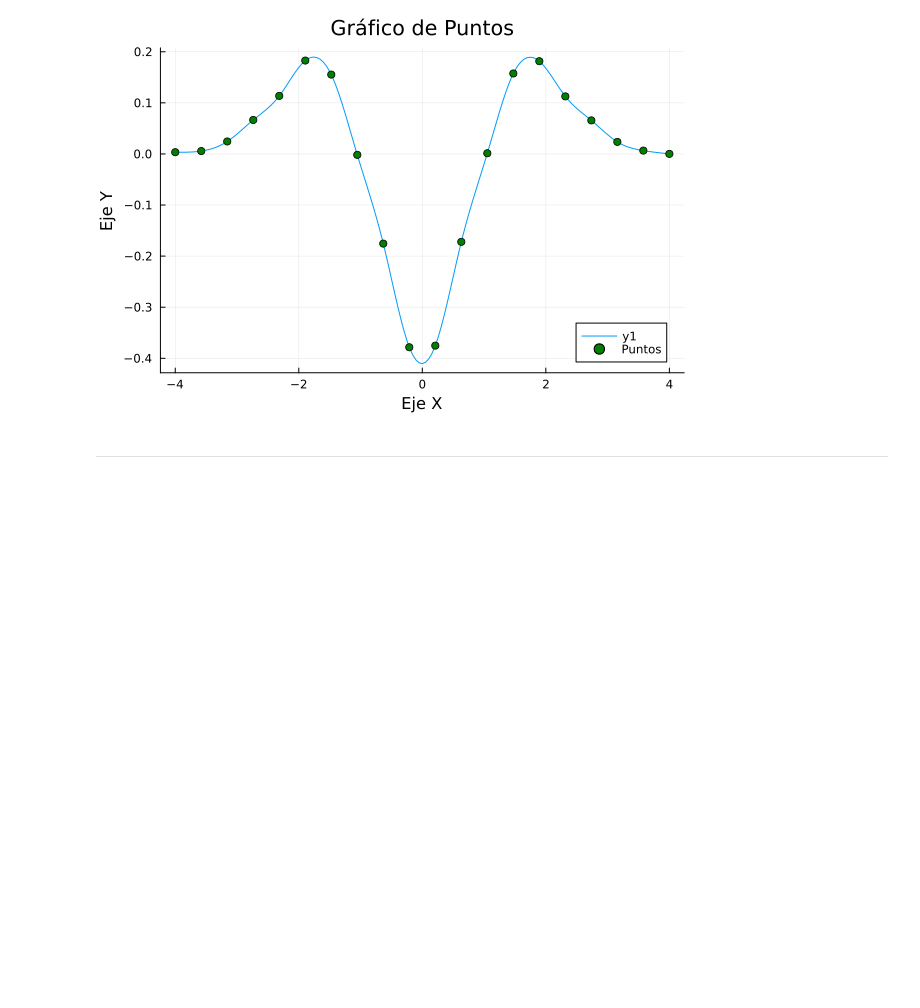
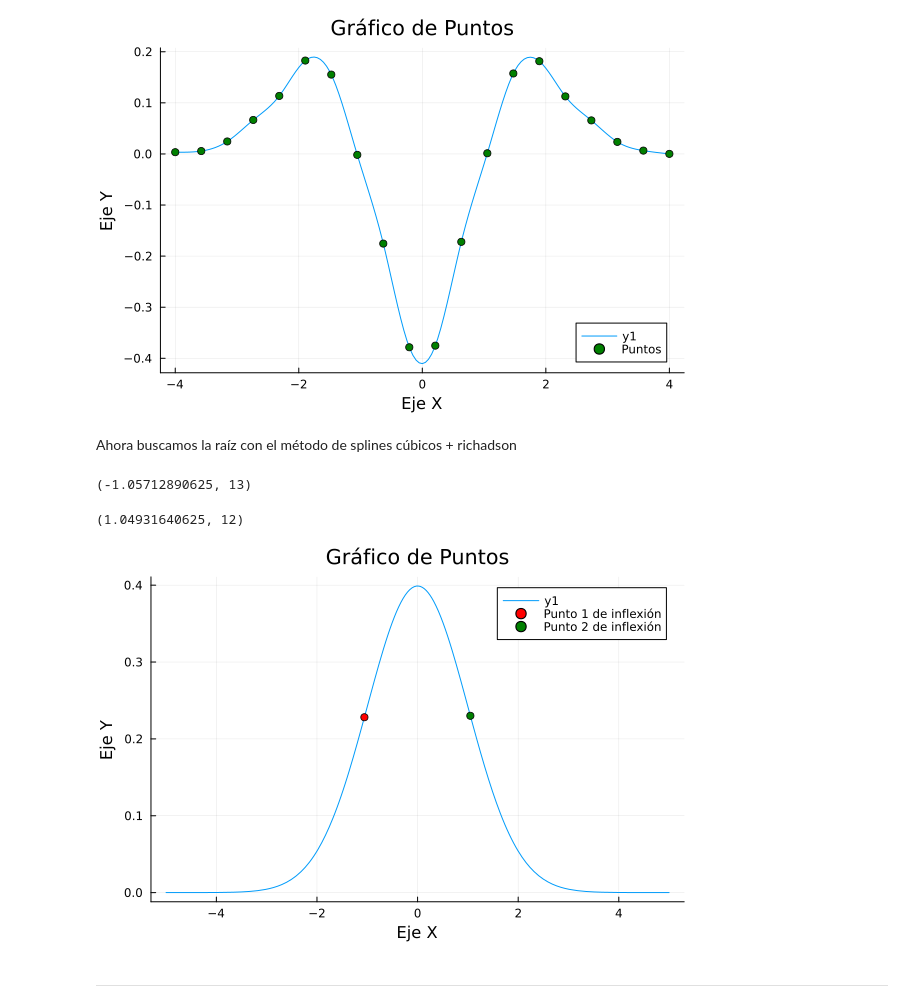
Before and after one commit to DaveAlsina/8tavoSemestre, a Jupyter notebook: numerico/taller2/taller2solucion_nicolas.ipynb, the cells around one changed output. Saved outputs shown, nothing was run; the diff lists cells and outputs as text; code cells hidden in the pictures; blank space fills up the shorter version.

```diff
--- a/numerico/taller2/taller2solucion_nicolas.ipynb
+++ b/numerico/taller2/taller2solucion_nicolas.ipynb
@@ -794,5 +774,34 @@ plot(x_domain, y_range, legend=true, title="Gráfico de Puntos", xlabel="Eje X",
 scatter!(nth_derivative_x, nth_derivative_y, label="Puntos", color=:green)
 # %% [output]
 [figure]
+# %% [markdown]
+Ahora buscamos la raíz con el método de splines cúbicos + richadson
+# %%
+fn = (x) -> interpolate(polynomials, x)
+low = -2.0
+high = 2.0
+tol = 0.0001
+max_iter = 1000
+target_value = 0.0
+
+x1, niters1 = bisection(fn, low, high, tol, max_iter, target_value)
+# %% [output]
+(-1.05712890625, 13)
+# %%
+low = 0.0
+high = 2.0
+tol = 0.0001
+max_iter = 1000
+target_value = 0.0
+
+x2, niters2 = bisection(fn, low, high, tol, max_iter, target_value)
+# %% [output]
+(1.04931640625, 12)
+# %%
+plot(normal_distribution, legend=true, title="Gráfico de Puntos", xlabel="Eje X", ylabel="Eje Y")
+scatter!([x1], [normal_distribution(x1)], label="Punto 1 de inflexión", color=:red)
+scatter!([x2], [normal_distribution(x2)], label="Punto 2 de inflexión", color=:green)
+# %% [output]
+[figure, added]
 # %% [markdown]
 ---
```
Also changed, not shown: parts of 3 cells of this notebook.
